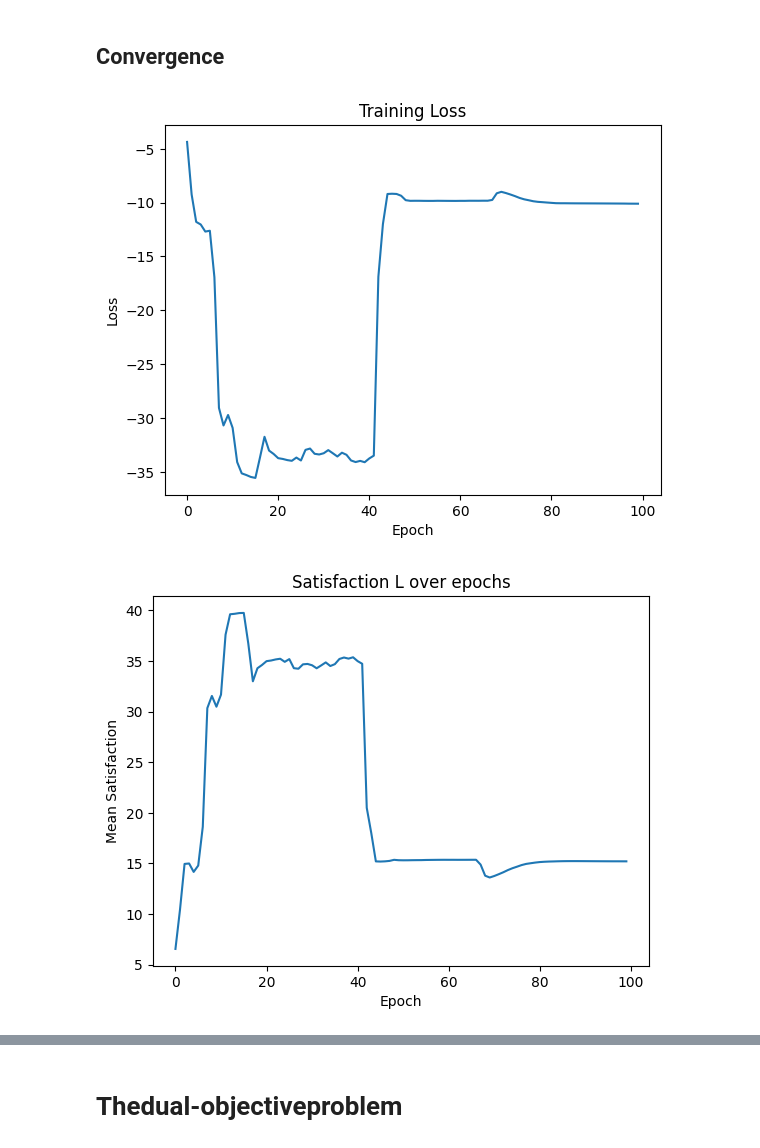
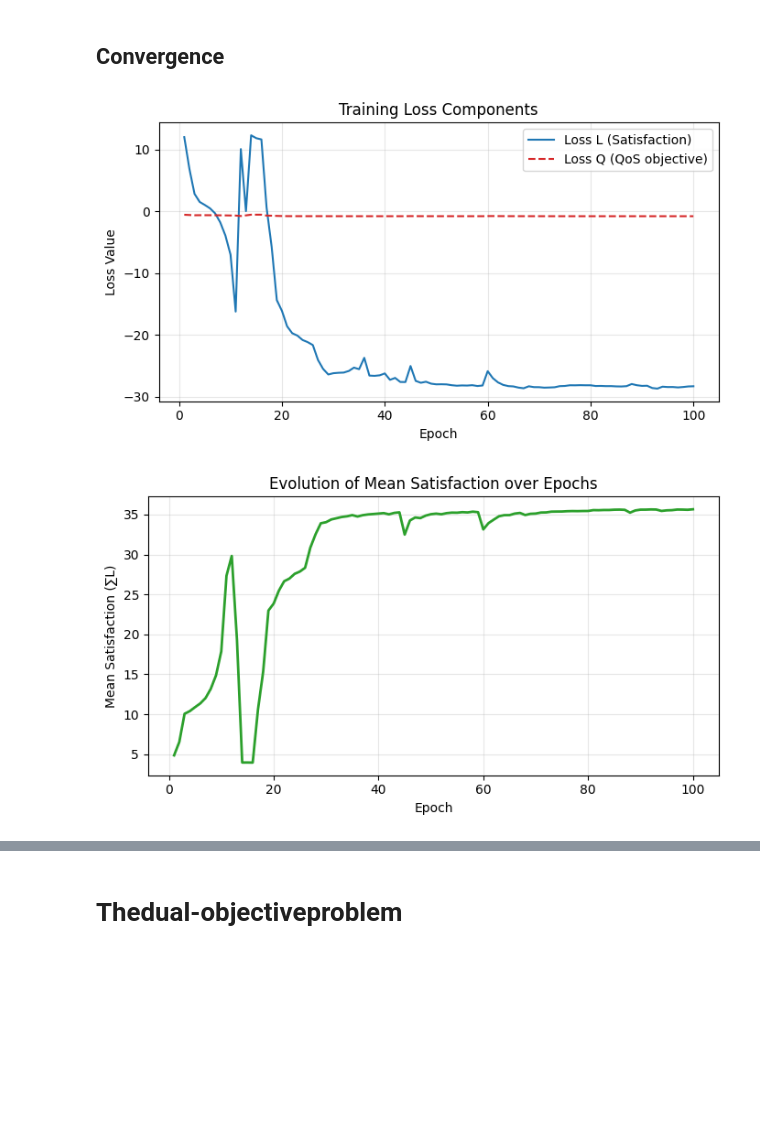
Before and after one commit to vuhoangviet0808/gnn-congestion-control, a Jupyter notebook: gcn_n.ipynb, the cells around one changed output, grey strips where cells are left out. Cells and saved outputs as stored; diff of their text form; code cells hidden in the pictures; blank space fills up the shorter version.

```diff
--- a/gcn_n.ipynb
+++ b/gcn_n.ipynb
@@ -496,6 +457,6 @@ def build_fixed_batches_bipartite(
     return batches
 # %%
 cfg = SimCfg(R=200, P_max=200, S_L=1.0, S_W=0.75, c_price=0.1, B=10**6, n0=None, Fs=3, K=3, N=5)
-batches = build_fixed_batches_bipartite(cfg, num_scenarios=1000, batch_size=64, start_seed=7)
+batches = build_fixed_batches_bipartite(cfg, num_scenarios=10000, batch_size=100, start_seed=7, standardize = False)
 print(f"Số batch cố định: {len(batches)}")
 # %% [output]
@@ -686,7 +646,8 @@ model = PolicyHetero(
     Fs=cfg.Fs,
     K_plus_1=cfg.K + 1
 )
-opt = torch.optim.AdamW(model.parameters(), lr=5e-4, weight_decay=1e-3)
+opt = torch.optim.Adam(model.parameters(), lr=4e-4, weight_decay=1e-3)
+scheduler = torch.optim.lr_scheduler.StepLR(opt, step_size=20, gamma=0.7)
 # %% [markdown]
 # Differentiable objective: maximize total satisfaction
 # %%
@@ -832,12 +767,16 @@ def train_one_epoch(policy, batches, optimizer,
 # %%
 EPOCHS = 100
 logs = []
+
 for ep in range(1, EPOCHS+1):
     log = train_one_epoch(model, batches, opt,
-                          lambda_budget=100.0, lambda_qos=10.0,
-                          objective_fn=objective_total_satisfaction,
-                          clip_grad=None)
+                          lambda_budget=1000.0,
+                          lambda_qos=100.0,
+                          lambda_Q=4.0,
+                          tau=0.5)
     logs.append(log)
-    print(f"[Epoch {ep:03d}] loss {log['loss']:.4f} | sumL {log['sumL']:.4f} "
-          f"| budget {log['budget']:.4f} | qos {log['qos']:.4f} ")
+    print(f"[Ep {ep:03d}] sumL={log['sumL']:.4f} | Q%={100*log['Q_rate']:.2f}% "
+          f"| loss_L={log['loss_L']:.4f} | loss_Q={log['loss_Q']:.4f} "
+          f"| pen(B)={log['pen_budget']:.6f} | pen(Q)={log['pen_qos']:.4f}")
+    scheduler.step()
 # %% [output]
@@ -863,31 +802,52 @@ for ep in range(1, EPOCHS+1):
 # %% [markdown]
 ## Convergence
 # %%
-import matplotlib.pyplot as plt
+df_logs = pd.DataFrame(logs)
+x = range(1, len(df_logs) + 1)
 
-df_logs = pd.DataFrame(logs)
-x = range(0, EPOCHS)
-plt.figure()
-plt.plot(x, df_logs["loss"])
-plt.xlabel("Epoch"); plt.ylabel("Loss")
-plt.title("Training Loss")
+# ===== 1) Total Loss (L + Q) =====
+plt.figure(figsize=(7, 4))
+plt.plot(x, df_logs["loss_L"], label="Loss L (Satisfaction)", color='tab:blue')
+plt.plot(x, df_logs["loss_Q"], label="Loss Q (QoS objective)", color='tab:red', linestyle='--')
+plt.xlabel("Epoch")
+plt.ylabel("Loss Value")
+plt.title("Training Loss Components")
+plt.legend()
+plt.grid(alpha=0.3)
+plt.tight_layout()
 plt.show()
 
-#Satisfaction
-plt.figure()
-plt.plot(x, df_logs["sumL"])
-plt.xlabel("Epoch"); plt.ylabel("Mean Satisfaction")
-plt.title("Satisfaction L over epochs")
+# ===== 2) Satisfaction (sumL) =====
+plt.figure(figsize=(7, 4))
+plt.plot(x, df_logs["sumL"], color='tab:green', linewidth=2)
+plt.xlabel("Epoch")
+plt.ylabel("Mean Satisfaction (∑L)")
+plt.title("Evolution of Mean Satisfaction over Epochs")
+plt.grid(alpha=0.3)
+plt.tight_layout()
 plt.show()
 
-#Penalty
-plt.figure()
-plt.plot(x, df_logs["budget"], label="Budget penalty")
-plt.plot(x, df_logs["qos"], label="QoS penalty")
-plt.xlabel("Epoch"); plt.ylabel("Penalty")
-plt.title("Constraint penalties over epochs")
+# ===== 3) QoS Satisfaction Rate =====
+plt.figure(figsize=(7, 4))
+plt.plot(x, df_logs["Q_rate"], color='tab:orange', linewidth=2)
+plt.xlabel("Epoch")
+plt.ylabel("QoS Satisfaction Rate")
+plt.title("Proportion of UEs Meeting QoS")
+plt.grid(alpha=0.3)
+plt.tight_layout()
+plt.show()
+
+# ===== 4) Constraint Penalties =====
+plt.figure(figsize=(7, 4))
+plt.plot(x, df_logs["pen_budget"], label="Budget Penalty", color='tab:purple')
+plt.plot(x, df_logs["pen_qos"], label="QoS Penalty", color='tab:pink', linestyle='--')
+plt.xlabel("Epoch")
+plt.ylabel("Penalty Value")
+plt.title("Constraint Penalties over Epochs")
 plt.legend()
+plt.grid(alpha=0.3)
+plt.tight_layout()
 plt.show()
 # %% [output]
-[figure, old version]
+[figure, new version]
-[figure, old version]
+[figure, new version]
```
Also changed, not shown: parts of 32 cells of this notebook.
